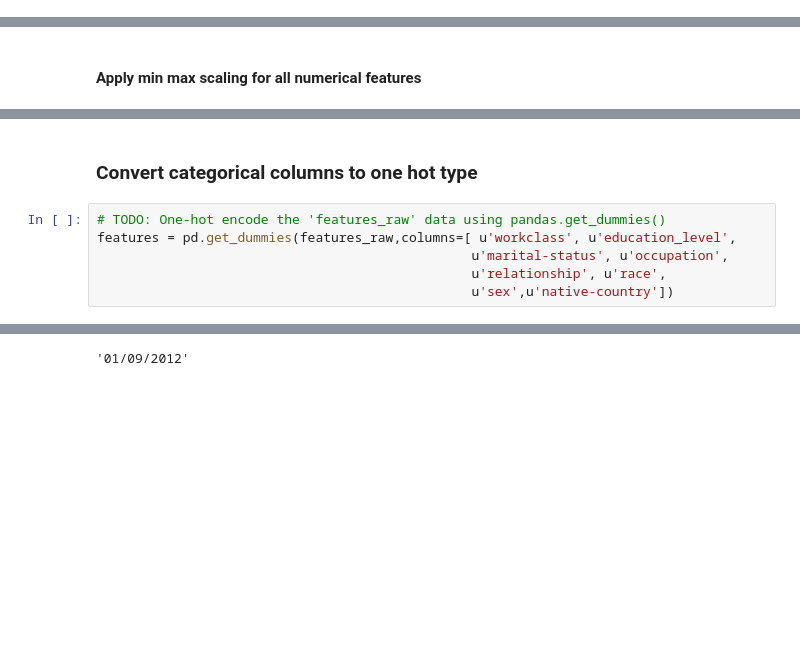
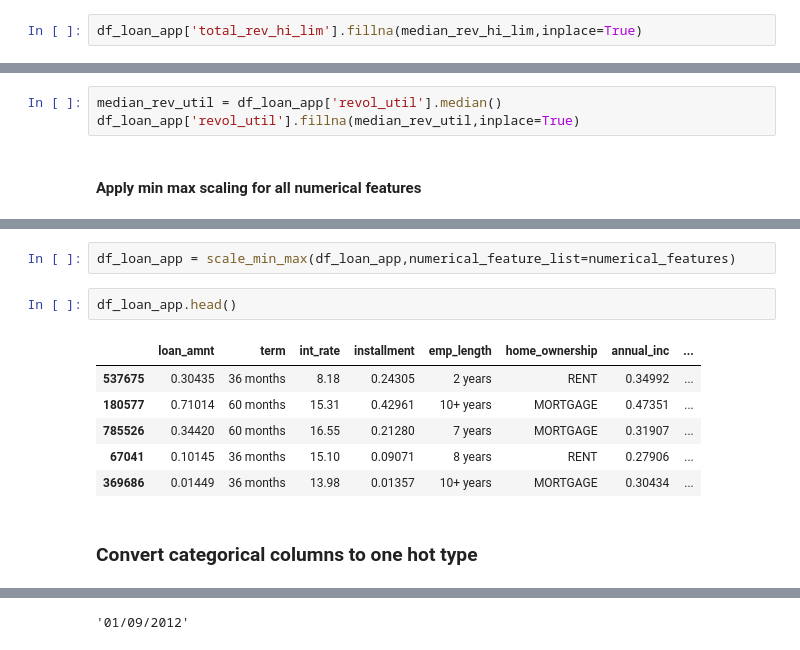
Before and after one commit to vijayshankarv/kaggle, a Jupyter notebook: lending-club/Lending-club-exploration.ipynb, the cells around one changed output, grey strips where cells are left out. Cells and saved outputs as stored; diff of their text form; blank space fills up the shorter version.

```diff
--- a/lending-club/Lending-club-exploration.ipynb
+++ b/lending-club/Lending-club-exploration.ipynb
@@ -1075,0 +1093,2 @@ sns.boxplot(df_loan_app['total_rev_hi_lim'])
+# %%
+df_loan_app['total_rev_hi_lim'].fillna(median_rev_hi_lim,inplace=True)
@@ -1076,3 +1117,6 @@ sns.boxplot(df_loan_app['total_rev_hi_lim'])
+# %%
+median_rev_util = df_loan_app['revol_util'].median()
+df_loan_app['revol_util'].fillna(median_rev_util,inplace=True)
 # %% [markdown]
 #### Apply min max scaling for all numerical features
 # %%
@@ -1091,8 +1146,13 @@ df_loan_app.drop(labels=['annual_inc_scaled'],axis=1,inplace=True)
+# %%
+df_loan_app = scale_min_max(df_loan_app,numerical_feature_list=numerical_features)
+# %%
+df_loan_app.head()
+# %% [output]
+|  | loan_amnt | term | int_rate | installment | emp_length | home_ownership | annual_inc | ... |
+| 537675 | 0.30435 | 36 months | 8.18 | 0.24305 | 2 years | RENT | 0.34992 | ... |
+| 180577 | 0.71014 | 60 months | 15.31 | 0.42961 | 10+ years | MORTGAGE | 0.47351 | ... |
+| 785526 | 0.34420 | 60 months | 16.55 | 0.21280 | 7 years | MORTGAGE | 0.31907 | ... |
+| 67041 | 0.10145 | 36 months | 15.10 | 0.09071 | 8 years | RENT | 0.27906 | ... |
+| 369686 | 0.01449 | 36 months | 13.98 | 0.01357 | 10+ years | MORTGAGE | 0.30434 | ... |
 # %% [markdown]
 ### Convert categorical columns to one hot type
-# %%
-# TODO: One-hot encode the 'features_raw' data using pandas.get_dummies()
-features = pd.get_dummies(features_raw,columns=[ u'workclass', u'education_level',
-                                                u'marital-status', u'occupation',
-                                                u'relationship', u'race',
-                                                u'sex',u'native-country'])
```
Also changed, not shown: parts of 25 cells of this notebook.
